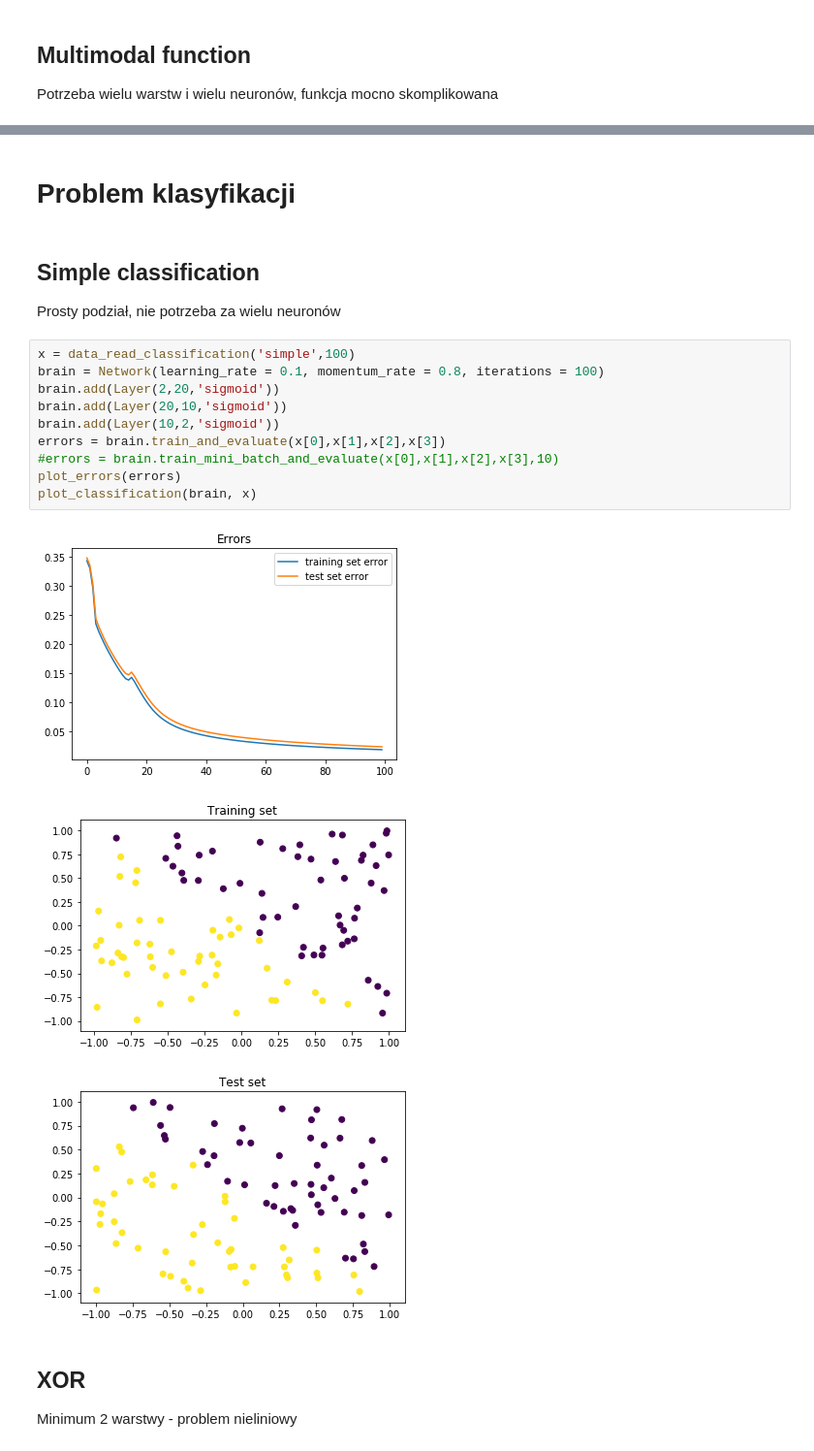
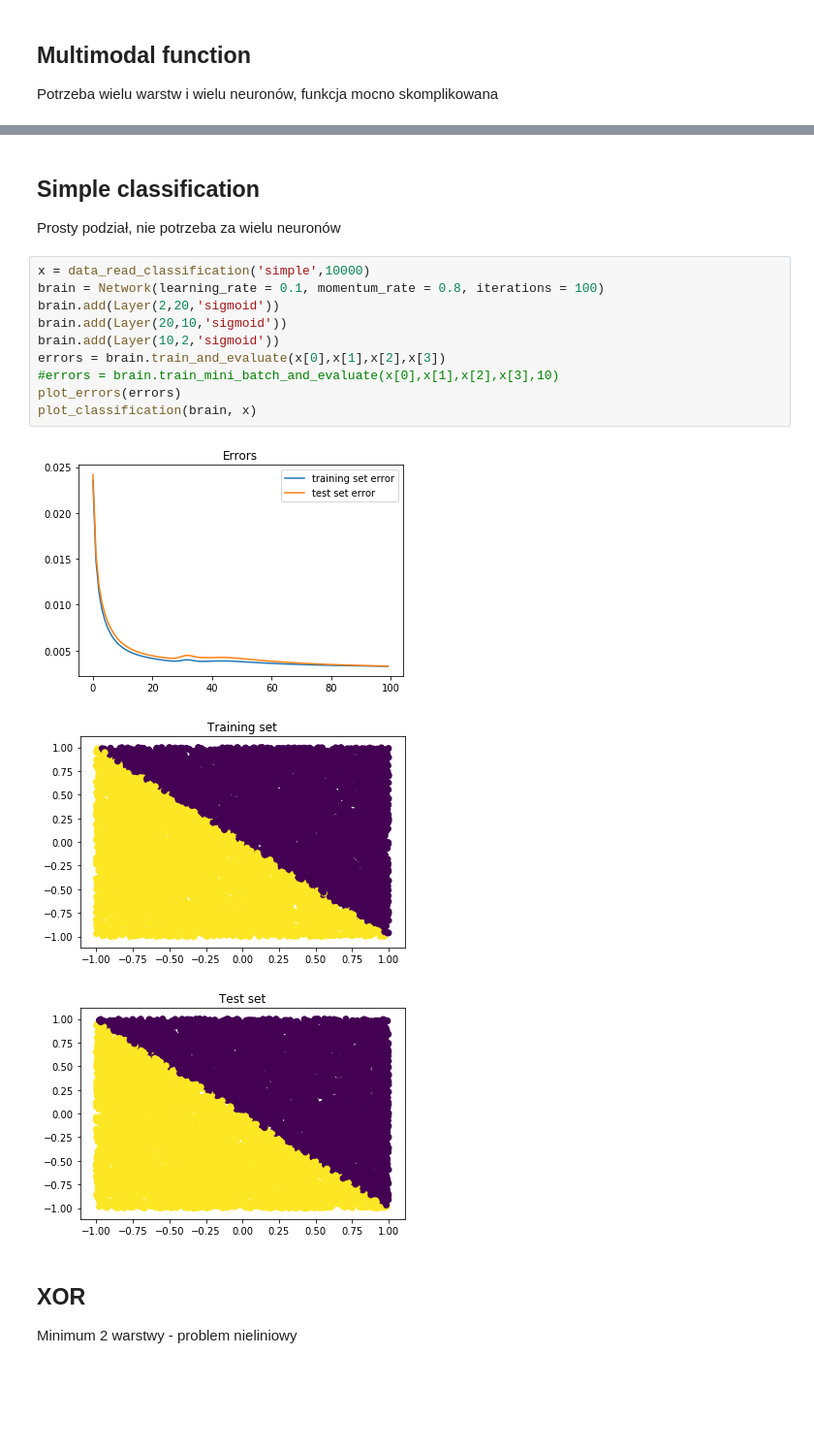
Before and after one commit to Kaketo/Backpropagation, a Jupyter notebook: testy do raportu.ipynb, the cells around one changed output, grey strips where cells are left out. Shown at 97% size. Drawn from its saved outputs; the diff is of its cells as text; blank space fills up the shorter version.

```diff
--- a/testy do raportu.ipynb
+++ b/testy do raportu.ipynb
@@ -112,22 +115,20 @@ plot_regression(brain, x)
-# %% [markdown]
-# Problem klasyfikacji
 # %% [markdown]
 ## Simple classification
 Prosty podział, nie potrzeba za wielu neuronów
 # %%
-x = data_read_classification('simple',100)
+x = data_read_classification('simple',10000)
 brain = Network(learning_rate = 0.1, momentum_rate = 0.8, iterations = 100)
 brain.add(Layer(2,20,'sigmoid'))
 brain.add(Layer(20,10,'sigmoid'))
 brain.add(Layer(10,2,'sigmoid'))
 errors = brain.train_and_evaluate(x[0],x[1],x[2],x[3])
 #errors = brain.train_mini_batch_and_evaluate(x[0],x[1],x[2],x[3],10)
 plot_errors(errors)
 plot_classification(brain, x)
 # %% [output]
-[figure, old version]
+[figure, new version]
-[figure, old version]
+[figure, new version]
-[figure, old version]
+[figure, new version]
 # %% [markdown]
 ## XOR
 Minimum 2 warstwy - problem nieliniowy
```
Also changed, not shown: parts of 10 cells of this notebook, 2 other files.
